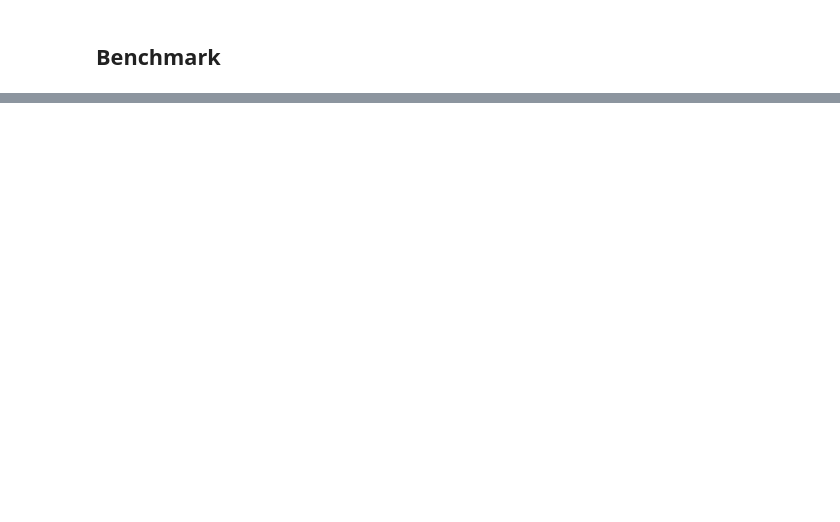
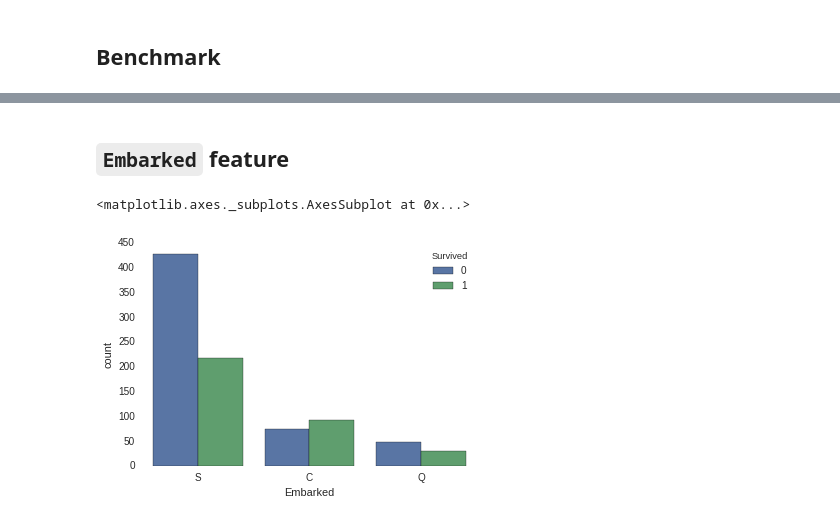
Before and after one commit to muatik/machine-learning-examples, a Jupyter notebook: SVM-comparision.ipynb, the cells around one changed output, grey strips where cells are left out. Cells and saved outputs as stored; diff of their text form; code cells hidden in the pictures; blank space fills up the shorter version.

Commit message:
adds titanic classification problem in svm notebook

```diff
--- a/SVM-comparision.ipynb
+++ b/SVM-comparision.ipynb
@@ -297,0 +315,43 @@ results[0, 1], results[0, 2]
+# %%
+df = pd.read_csv("data/tinanic/train.csv")
+"""
+VARIABLE DESCRIPTIONS:
+survival        Survival
+                (0 = No; 1 = Yes)
+pclass          Passenger Class
+                (1 = 1st; 2 = 2nd; 3 = 3rd)
+name            Name
+sex             Sex
+age             Age
+sibsp           Number of Siblings/Spouses Aboard
+parch           Number of Parents/Children Aboard
+ticket          Ticket Number
+fare            Passenger Fare
+cabin           Cabin
+embarked        Port of Embarkation
+                (C = Cherbourg; Q = Queenstown; S = Southampton)
+
+SPECIAL NOTES:
+Pclass is a proxy for socio-economic status (SES)
+ 1st ~ Upper; 2nd ~ Middle; 3rd ~ Lower
+
+Age is in Years; Fractional if Age less than One (1)
+ If the Age is Estimated, it is in the form xx.5
+
+With respect to the family relation variables (i.e. sibsp and parch)
+some relations were ignored.  The following are the definitions used
+for sibsp and parch.
+
+Sibling:  Brother, Sister, Stepbrother, or Stepsister of Passenger Aboard Titanic
+Spouse:   Husband or Wife of Passenger Aboard Titanic (Mistresses and Fiances Ignored)
+Parent:   Mother or Father of Passenger Aboard Titanic
+Child:    Son, Daughter, Stepson, or Stepdaughter of Passenger Aboard Titanic
+
+Other family relatives excluded from this study include cousins,
+nephews/nieces, aunts/uncles, and in-laws.  Some children travelled
+only with a nanny, therefore parch=0 for them.  As well, some
+travelled with very close friends or neighbors in a village, however,
+the definitions do not support such relations.
+
+"""
+df.sample(6)
@@ -297,0 +386,7 @@ results[0, 1], results[0, 2]
+# %% [markdown]
+## `Embarked` feature
+# %%
+sns.countplot(data=df, hue="Survived", x="Embarked")
+# %% [output]
+<matplotlib.axes._subplots.AxesSubplot at 0x...>
+[figure, added]
```
Also changed, not shown: parts of 37 cells of this notebook.
